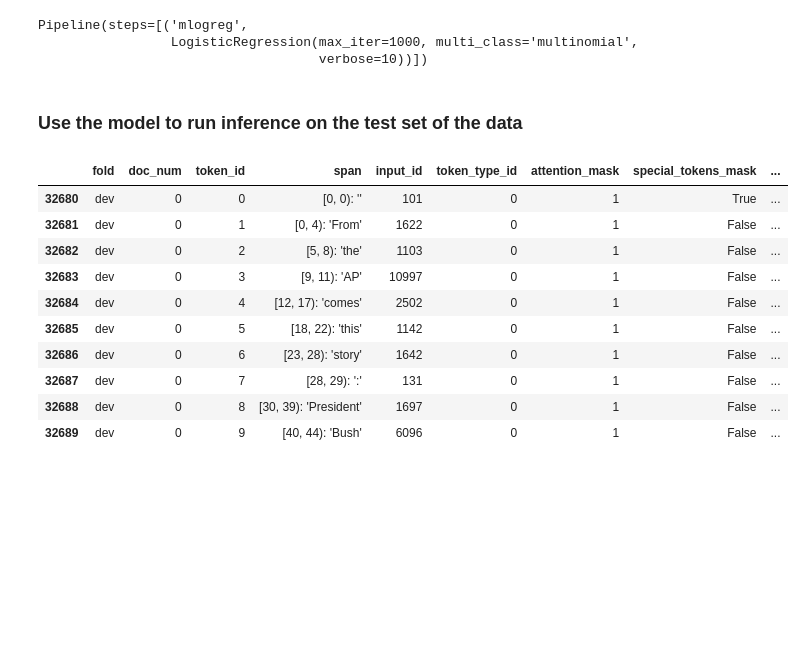
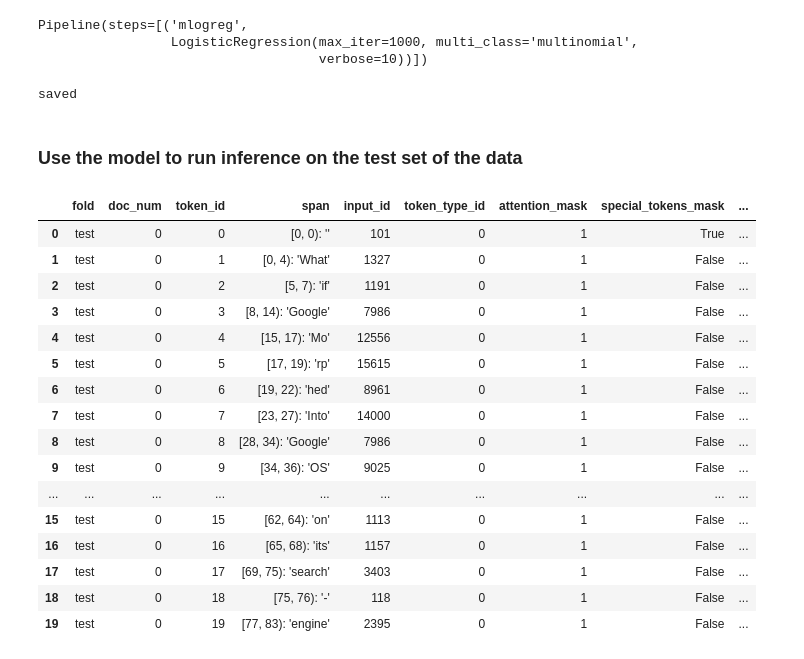
Before and after one commit to CODAIT/text-extensions-for-pandas, a Jupyter notebook: notebooks/Read_conllu_Files.ipynb, the cells around one changed output. Cells and saved outputs as stored; diff of their text form; code cells hidden in the pictures; blank space fills up the shorter version.

Commit message:
cleaned up, refined and added f1 tests to notebook.

```diff
--- a/notebooks/Read_conllu_Files.ipynb
+++ b/notebooks/Read_conllu_Files.ipynb
@@ -250,23 +257,3 @@ upostag_dict = {upostags_list[i]:i for i in range(len(upostags_list)) }
 ## Preprocess the document
 
 Because steps 3-6 can only be done on a document-by-document basis, we create a method to do them in a batch, then run them  on the whole corpus. Note this process is computationally intensive so it may take a few minutes to run.
-# %%
-# make a method to take care of preprocessing steps: 3-6
-def preprocess_document(document, tokenizer,bert):
-    # create BERT compatible tokens using our tokenizer
-    temp = tp.io.bert.make_bert_tokens(document.loc[0,'span'].target_text, tokenizer)
-    # re-correlate our original spans with their bert-compatible equivalents
-    spans = tp.TokenSpanArray.align_to_tokens(temp["span"],document["span"])
-    temp["postag"] = tp.io.conll.spans_to_iob(spans,document["upostag"]).drop(columns = ["ent_iob"])
-    # now translate from text tags to postag
-    temp['postag'].fillna('X',inplace=True) # in our Labels, 'X' is a standin for "N/A" so convert N/A's to 'X'
-    temp['postag'].astype(upostag_dtype,copy=False)
-    temp["postag_id"] = temp['postag'].apply(lambda t: upostag_dict[str(t)])
-    return tp.io.bert.add_embeddings(temp, bert)
-
-# now preprocess the whole corpus:
-bert_docs_by_fold = {}
-for fold in fold_docs.keys():
-    docs = fold_docs[fold]
-    print(f"processing fold {fold}")
-    bert_docs_by_fold[fold] = tp.jupyter.run_with_progress_bar(len(docs),lambda i: preprocess_document(docs[i],tokenizer,bert))
@@ -295,7 +319,8 @@ if corpus_df is None or corpus_df.size == 0:
 # %%
 # now get ready to train our model:
 train_df = corpus_df[corpus_df["fold"] == "train"]
-train_df.head()
+train_df = train_df.astype({'postag_id':'int'}, copy=False)
+train_df
 # %% [output]
 |  | fold | doc_num | token_id | span | input_id | token_type_id | attention_mask | special_tokens_mask | ... |
 | 64729 | train | 0 | 0 | [0, 0): '' | 101 | 0 | 1 | True | ... |
@@ -343,34 +378,48 @@ Pipeline(steps=[('mlogreg',
 # %%
 # pickle model so I don't need to re-fit it every time
 import pickle
+
+load_from_file= False
 pickle_model_file = "conllu_pos_classifier.pickle"
-with open(BASE_DIR+ pickle_model_file, 'wb') as file:
-    pickle.dump(base_model,file)
+
+if not load_from_file:
+    with open(BASE_DIR+ pickle_model_file, 'wb') as file:
+        pickle.dump(base_model,file)
+    print("saved")
+else:
+    with open(BASE_DIR+ pickle_model_file, 'rb') as file:
+        base_model = pickle.load(file)
+    print("loaded")
+# %% [output]
+saved
 # %% [markdown]
 ### Use the model to run inference on the test set of the data
 # %%
 def infer_on_df(df: pd.DataFrame, id_to_class_dict, predictor):
     result_df = df.copy()
     raw_outputs = tp.TensorArray(predictor.predict_proba(result_df["embedding"]))
     result_df["p_id"] = np.argmax(raw_outputs, axis=1)
     result_df["p_postag"]= result_df["p_id"].apply(lambda p_id: id_to_class_dict[p_id])
-#     iobs, types = tp.io.conll.decode_class_labels(result_df ["p_postag"].values)
-#     result_df["p_iob"] = iobs
-#     result_df["p_type"] = types
     result_df["raw_output"] = raw_outputs
     return result_df
 
-dev_results = infer_on_df(corpus_df[corpus_df["fold"] == "dev"],upostags_list,base_model)
-dev_results.head(10)
+test_results = infer_on_df(corpus_df[corpus_df["fold"] == "test"],upostags_list,base_model)
+test_results.head(20)
 # %% [output]
 |  | fold | doc_num | token_id | span | input_id | token_type_id | attention_mask | special_tokens_mask | ... |
-| 32680 | dev | 0 | 0 | [0, 0): '' | 101 | 0 | 1 | True | ... |
-| 32681 | dev | 0 | 1 | [0, 4): 'From' | 1622 | 0 | 1 | False | ... |
-| 32682 | dev | 0 | 2 | [5, 8): 'the' | 1103 | 0 | 1 | False | ... |
-| 32683 | dev | 0 | 3 | [9, 11): 'AP' | 10997 | 0 | 1 | False | ... |
-| 32684 | dev | 0 | 4 | [12, 17): 'comes' | 2502 | 0 | 1 | False | ... |
-| 32685 | dev | 0 | 5 | [18, 22): 'this' | 1142 | 0 | 1 | False | ... |
-| 32686 | dev | 0 | 6 | [23, 28): 'story' | 1642 | 0 | 1 | False | ... |
-| 32687 | dev | 0 | 7 | [28, 29): ':' | 131 | 0 | 1 | False | ... |
-| 32688 | dev | 0 | 8 | [30, 39): 'President' | 1697 | 0 | 1 | False | ... |
-| 32689 | dev | 0 | 9 | [40, 44): 'Bush' | 6096 | 0 | 1 | False | ... |
+| 0 | test | 0 | 0 | [0, 0): '' | 101 | 0 | 1 | True | ... |
+| 1 | test | 0 | 1 | [0, 4): 'What' | 1327 | 0 | 1 | False | ... |
+| 2 | test | 0 | 2 | [5, 7): 'if' | 1191 | 0 | 1 | False | ... |
+| 3 | test | 0 | 3 | [8, 14): 'Google' | 7986 | 0 | 1 | False | ... |
+| 4 | test | 0 | 4 | [15, 17): 'Mo' | 12556 | 0 | 1 | False | ... |
+| 5 | test | 0 | 5 | [17, 19): 'rp' | 15615 | 0 | 1 | False | ... |
+| 6 | test | 0 | 6 | [19, 22): 'hed' | 8961 | 0 | 1 | False | ... |
+| 7 | test | 0 | 7 | [23, 27): 'Into' | 14000 | 0 | 1 | False | ... |
+| 8 | test | 0 | 8 | [28, 34): 'Google' | 7986 | 0 | 1 | False | ... |
+| 9 | test | 0 | 9 | [34, 36): 'OS' | 9025 | 0 | 1 | False | ... |
+| ... | ... | ... | ... | ... | ... | ... | ... | ... | ... |
+| 15 | test | 0 | 15 | [62, 64): 'on' | 1113 | 0 | 1 | False | ... |
+| 16 | test | 0 | 16 | [65, 68): 'its' | 1157 | 0 | 1 | False | ... |
+| 17 | test | 0 | 17 | [69, 75): 'search' | 3403 | 0 | 1 | False | ... |
+| 18 | test | 0 | 18 | [75, 76): '-' | 118 | 0 | 1 | False | ... |
+| 19 | test | 0 | 19 | [77, 83): 'engine' | 2395 | 0 | 1 | False | ... |
```
Also changed, not shown: parts of 14 cells of this notebook.
